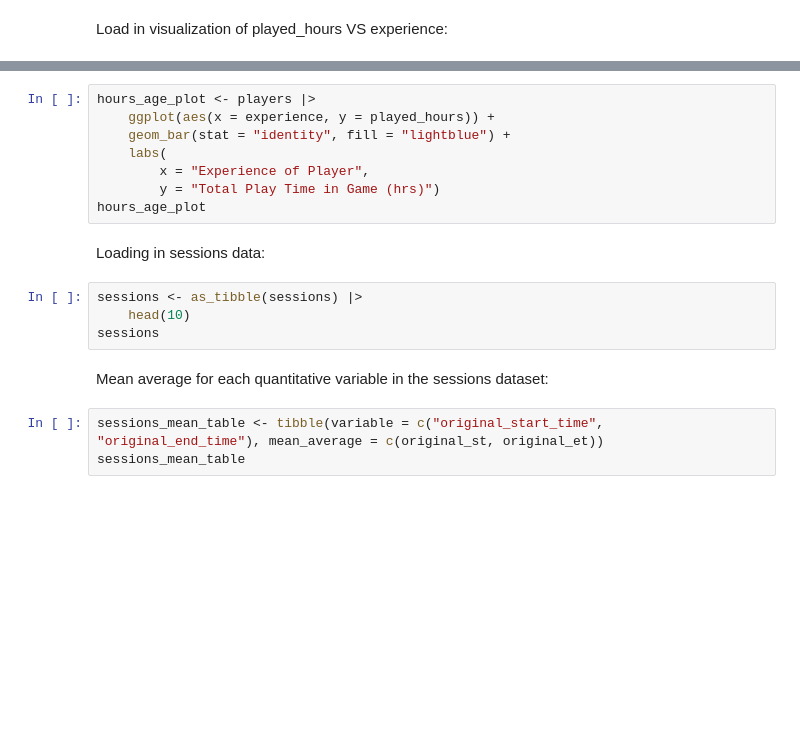
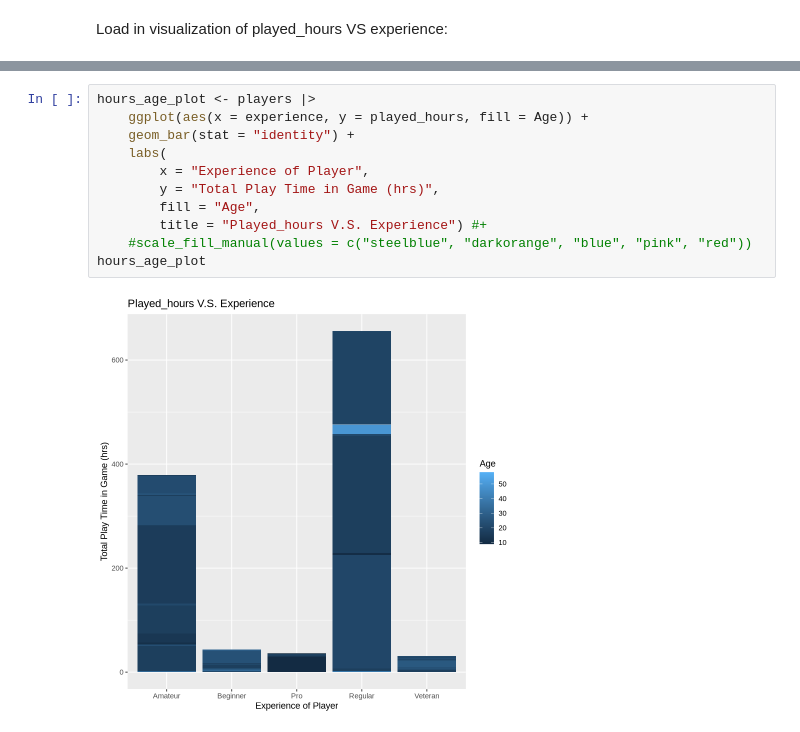
Before and after one commit to iSqlqmi/dsci-project, a Jupyter notebook: individual_planning.ipynb, the cells around one changed output, grey strips where cells are left out. Drawn from its saved outputs; the diff is of its cells as text; blank space fills up the shorter version.

```diff
--- a/individual_planning.ipynb
+++ b/individual_planning.ipynb
@@ -222,19 +252,13 @@ hours_experience_plot
 # %%
 hours_age_plot <- players |>
-    ggplot(aes(x = experience, y = played_hours)) +
-    geom_bar(stat = "identity", fill = "lightblue") +
+    ggplot(aes(x = experience, y = played_hours, fill = Age)) +
+    geom_bar(stat = "identity") +
     labs(
         x = "Experience of Player",
-        y = "Total Play Time in Game (hrs)")
+        y = "Total Play Time in Game (hrs)",
+        fill = "Age",
+        title = "Played_hours V.S. Experience") #+
+    #scale_fill_manual(values = c("steelblue", "darkorange", "blue", "pink", "red"))
 hours_age_plot
+# %% [output]
+[figure, added]
-# %% [markdown]
-Loading in sessions data:
-# %%
-sessions <- as_tibble(sessions) |>
-    head(10)
-sessions
-# %% [markdown]
-Mean average for each quantitative variable in the sessions dataset:
-# %%
-sessions_mean_table <- tibble(variable = c("original_start_time", "original_end_time"), mean_average = c(original_st, original_et))
-sessions_mean_table
```
Also changed, not shown: parts of 10 cells of this notebook.
